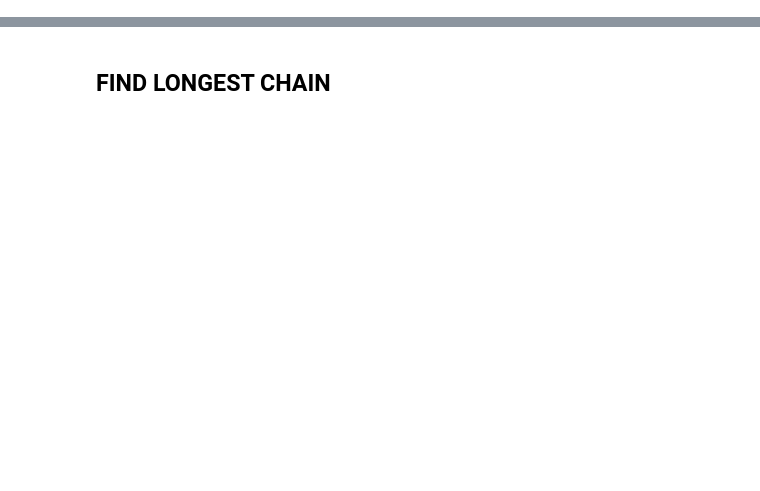
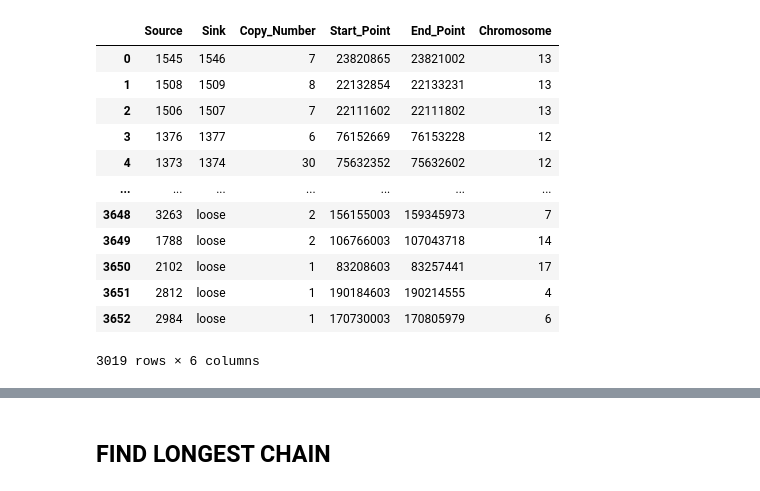
Before and after one commit to mesut-unal/SVGraphs, a Jupyter notebook: network_modular.ipynb, the cells around one changed output, grey strips where cells are left out. Saved outputs shown, nothing was run; the diff lists cells and outputs as text; code cells hidden in the pictures; blank space fills up the shorter version.

```diff
--- a/network_modular.ipynb
+++ b/network_modular.ipynb
@@ -266,6 +259,22 @@ df
 | 3651 | 2812 | loose | 1 | 190184603 | 190214555 | 4 |
 | 3652 | 2984 | loose | 1 | 170730003 | 170805979 | 6 |
 3653 rows × 6 columns
+# %%
+df_c
+# %% [output]
+|  | Source | Sink | Copy_Number | Start_Point | End_Point | Chromosome |
+| 0 | 1545 | 1546 | 7 | 23820865 | 23821002 | 13 |
+| 1 | 1508 | 1509 | 8 | 22132854 | 22133231 | 13 |
+| 2 | 1506 | 1507 | 7 | 22111602 | 22111802 | 13 |
+| 3 | 1376 | 1377 | 6 | 76152669 | 76153228 | 12 |
+| 4 | 1373 | 1374 | 30 | 75632352 | 75632602 | 12 |
+| ... | ... | ... | ... | ... | ... | ... |
+| 3648 | 3263 | loose | 2 | 156155003 | 159345973 | 7 |
+| 3649 | 1788 | loose | 2 | 106766003 | 107043718 | 14 |
+| 3650 | 2102 | loose | 1 | 83208603 | 83257441 | 17 |
+| 3651 | 2812 | loose | 1 | 190184603 | 190214555 | 4 |
+| 3652 | 2984 | loose | 1 | 170730003 | 170805979 | 6 |
+3019 rows × 6 columns
 # %%
 # Obsolete after removing loose links
 _graph.remove_node('loose')
```
Also changed, not shown: parts of 10 cells of this notebook, 3 other files.
